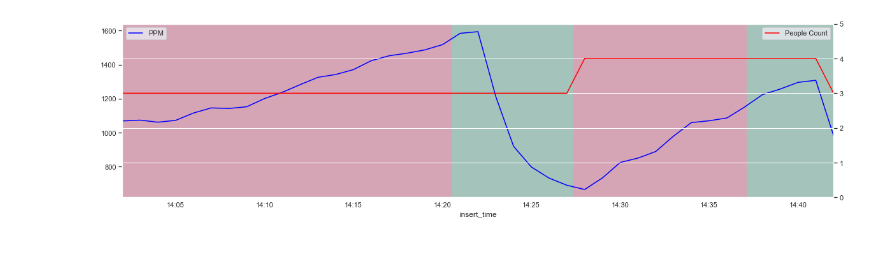
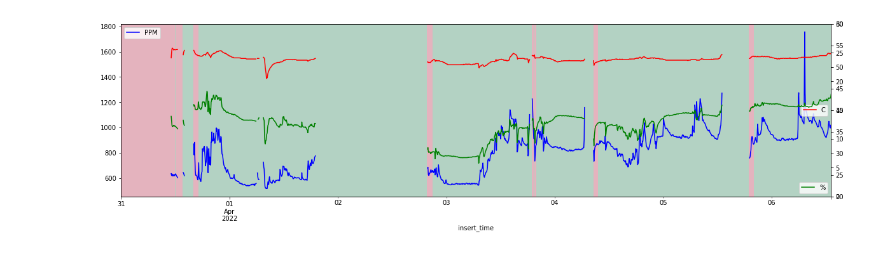
Before and after one commit to nicolarohner1337/smartclassroom, a Jupyter notebook: url_request/nicola.ipynb, the cells around one changed output. Cells and saved outputs as stored; diff of their text form; code cells hidden in the pictures.

Commit message:
new window program

```diff
--- a/url_request/nicola.ipynb
+++ b/url_request/nicola.ipynb
@@ -46,7 +47,7 @@ df_pivot = df.pivot_table(index='insert_time',columns=['sensor_id','unit1'],valu
 df_pivot.columns =	df_pivot.columns.map('_'.join)
 #resample on 5min time windows
 
-df_pivot = df_pivot.resample('1Min').agg({'CIRCUITPY323d_PPM':'mean','CIRCUITPY323d_C':'mean','CIRCUITPY323d_%':'mean','CIRCUITPY825a_Window':'last','RASPBERRYPEOPLE_People':'last'})
+df_pivot = df_pivot.resample('5Min').agg({'CIRCUITPY323d_PPM':'mean', 'CIRCUITPY323d_C':'mean','CIRCUITPY323d_%':'mean','CIRCUITPY323d_%':'mean','CIRCUITPY825a_Window':'last','RASPBERRYPEOPLE_People':'last'})
 df_pivot.head(30)
 # %% [output]
 |  | CIRCUITPY323d_PPM | CIRCUITPY323d_C | CIRCUITPY323d_% | CIRCUITPY825a_Window | RASPBERRYPEOPLE_People |
@@ -70,10 +71,14 @@ df_pivot.head(30)
+# %%
+#select specific time window
+df_timewindow = df_pivot.loc['2022-03-31 00:00:00':'2022-04-06 23:59:59']
 # %%
 #Fill Nan for window sensor
-df_pivot['CIRCUITPY825a_Window'].fillna(method='ffill',inplace=True)
+df_timewindow['CIRCUITPY825a_Window'].fillna(method='ffill',inplace=True)
+df_timewindow['CIRCUITPY825a_Window'].fillna(method='bfill',inplace=True)
 #Fill Nan for people sensor
-df_pivot['RASPBERRYPEOPLE_People'].fillna(method='ffill',inplace=True)
+df_timewindow['RASPBERRYPEOPLE_People'].fillna(method='ffill',inplace=True)
 #Fill Nan for first entry for people sensor
-df_pivot['RASPBERRYPEOPLE_People'].fillna(method='bfill',inplace=True)
+df_timewindow['RASPBERRYPEOPLE_People'].fillna(method='bfill',inplace=True)
 
-df_pivot.head(30)
+df_timewindow.head(5)
 # %% [output]
@@ -98,21 +96,27 @@ df_pivot.head(30)
 # %%
 #linechart cobined with bar chart
 #if windows sensor 1 blue line if windows sensor 0 red line
 # Use a boundary norm instead
 fig, ax1 = plt.subplots()
 #hide grid
-ax1 = df_pivot['CIRCUITPY323d_PPM'].plot(kind='line',color='blue',label='PPM', grid=False)
-ax2 = ax1.twinx()
-ax2 = df_pivot['RASPBERRYPEOPLE_People'].plot(kind='line',color='red',label='People Count',ylim=(0,5))
-ax1.pcolorfast(ax1.get_xlim(), ax1.get_ylim(),df_pivot['CIRCUITPY825a_Window'].values[np.newaxis],cmap='RdYlGn', alpha=0.3,label='Windows')
+ax1 = df_timewindow['CIRCUITPY323d_PPM'].plot(kind='line',color='blue',label='PPM', grid=False)
+ax3 = ax1.twinx()
+ax3 = df_timewindow['CIRCUITPY323d_C'].plot(kind='line',color='red',label='C', grid=False,ylim=(0,30))
+ax4 = ax1.twinx()
+ax4 = df_timewindow['CIRCUITPY323d_%'].plot(kind='line',color='green',label='%', grid=False,ylim=(20,60))
+#ax2 = ax1.twinx()
+#ax2 = df_timewindow['RASPBERRYPEOPLE_People'].plot(kind='line',color='red',label='People Count',ylim=(0,5))
+ax1.pcolorfast(ax1.get_xlim(), ax1.get_ylim(),df_timewindow['CIRCUITPY825a_Window'].values[np.newaxis],cmap='RdYlGn', alpha=0.3,label='Windows')
 #set size
 ax1.figure.set_size_inches(20, 5)
 #show legend
 ax1.legend(loc='upper left')
 ax2.legend(loc='upper right')
+ax3.legend(loc='center right')
+ax4.legend(loc='lower right')
 #additonal legend for window sensor
 
 
 plt.show()
 # %% [output]
-[figure, old version]
+[figure, new version]
```
Also changed, not shown: parts of 6 cells of this notebook, 4 other files.
